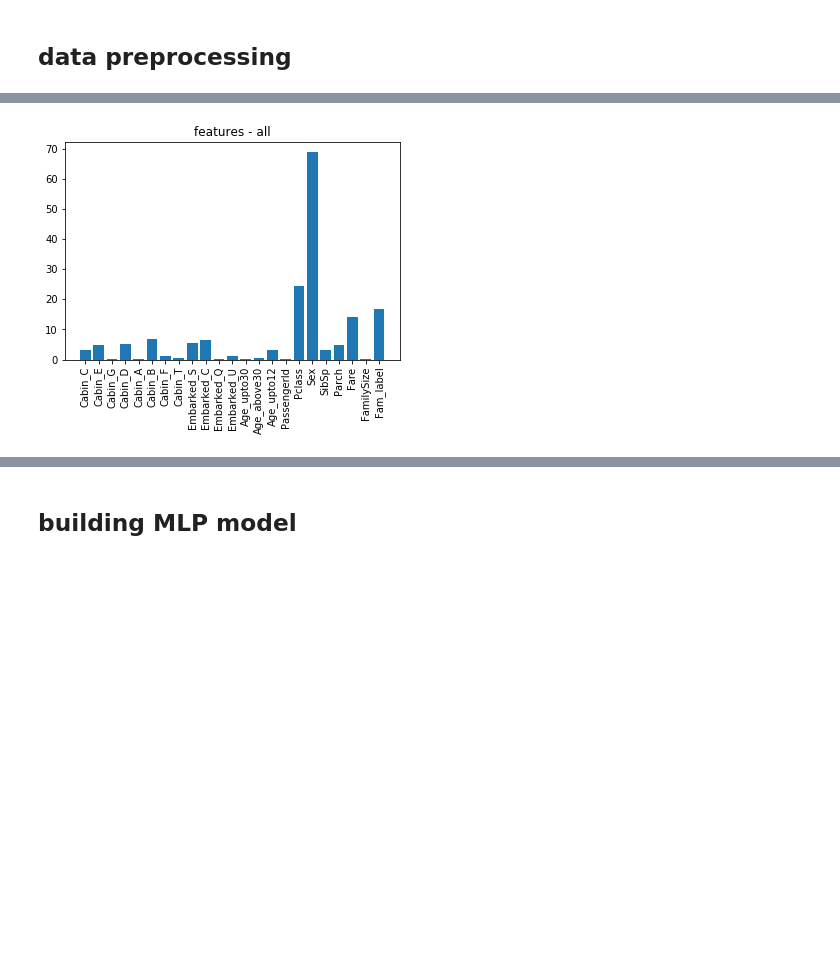
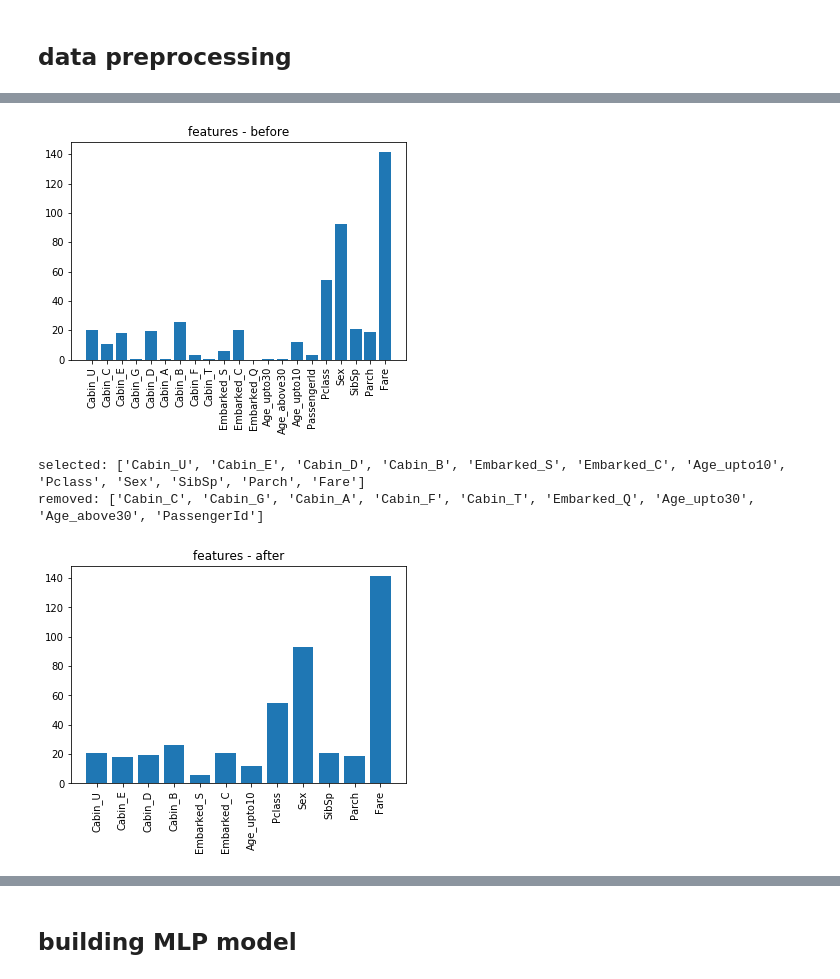
Before and after one commit to t1slowik/kaggle-titanic, a Jupyter notebook: titanic2.ipynb, the cells around one changed output, grey strips where cells are left out. Cells and saved outputs as stored; diff of their text form; code cells hidden in the pictures; blank space fills up the shorter version.

```diff
--- a/titanic2.ipynb
+++ b/titanic2.ipynb
@@ -191,33 +192,52 @@ def encode(df1, df2):
     df1=oh_encoder.fit_transform(df1)
     df2=oh_encoder.transform(df2)
 
+    #drop manually featurez for "unknown" values
+    df1.drop('Age_unk', axis=1, inplace=True)
+    df2.drop('Age_unk', axis=1, inplace=True)
+    df1.drop('Embarked_U', axis=1, inplace=True)
+    df2.drop('Embarked_U', axis=1, inplace=True)
+
     return df1,df2
 # %%
 df_train, df_test = encode(df_train, df_test)
 # %%
 # Perform feature selection
-K=11
-#drop manually featurez for "unknown" values
-df_train.drop('Cabin_U', axis=1, inplace=True)
-df_test.drop('Cabin_U', axis=1, inplace=True)
-df_train.drop('Age_unk', axis=1, inplace=True)
-df_test.drop('Age_unk', axis=1, inplace=True)
+K=12
 
 #draw a graph before
 predictors=df_train.columns.tolist()
-selector = SelectKBest(f_classif, k='all')
+#selector = SelectKBest(f_classif, k='all')
+selector = SelectKBest(chi2, k='all')
 _=selector.fit(df_train, df_y)
-scores = -np.log10(selector.pvalues_)
-plt.bar(range(len(predictors)), scores)
+plt.bar(range(len(predictors)), selector.scores_)
 plt.xticks(range(len(predictors)), predictors, rotation='vertical')
-plt.title('features - all')
+plt.title('features - before')
 plt.show()
+
+# select K best features
 
 selector = SelectKBest(f_classif, k=K)
 X_train_pruned=selector.fit_transform(df_train, df_y)
 X_test_pruned=selector.transform(df_test)
+
+selected_features=df_train.columns[selector.get_support(indices=True)].tolist()
+removed_features=[x for x in predictors if x not in selected_features]
+print(f'selected: {selected_features}')
+print(f'removed: {removed_features}')
+
+#draw a graph after
+selector = SelectKBest(chi2, k='all')
+_=selector.fit(X_train_pruned, df_y)
+plt.bar(range(len(selected_features)), selector.scores_)
+plt.xticks(range(len(selected_features)), selected_features, rotation='vertical')
+plt.title('features - after')
+plt.show()
 # %% [output]
-[figure, old version]
+[figure, new version]
+selected: ['Cabin_U', 'Cabin_E', 'Cabin_D', 'Cabin_B', 'Embarked_S', 'Embarked_C', 'Age_upto10', 'Pclass', 'Sex', 'SibSp', 'Parch', 'Fare']
+removed: ['Cabin_C', 'Cabin_G', 'Cabin_A', 'Cabin_F', 'Cabin_T', 'Embarked_Q', 'Age_upto30', 'Age_above30', 'PassengerId']
+[figure, added]
 # %%
 X_train_pruned.shape
 # %% [output]
```
Also changed, not shown: parts of 12 cells of this notebook.
